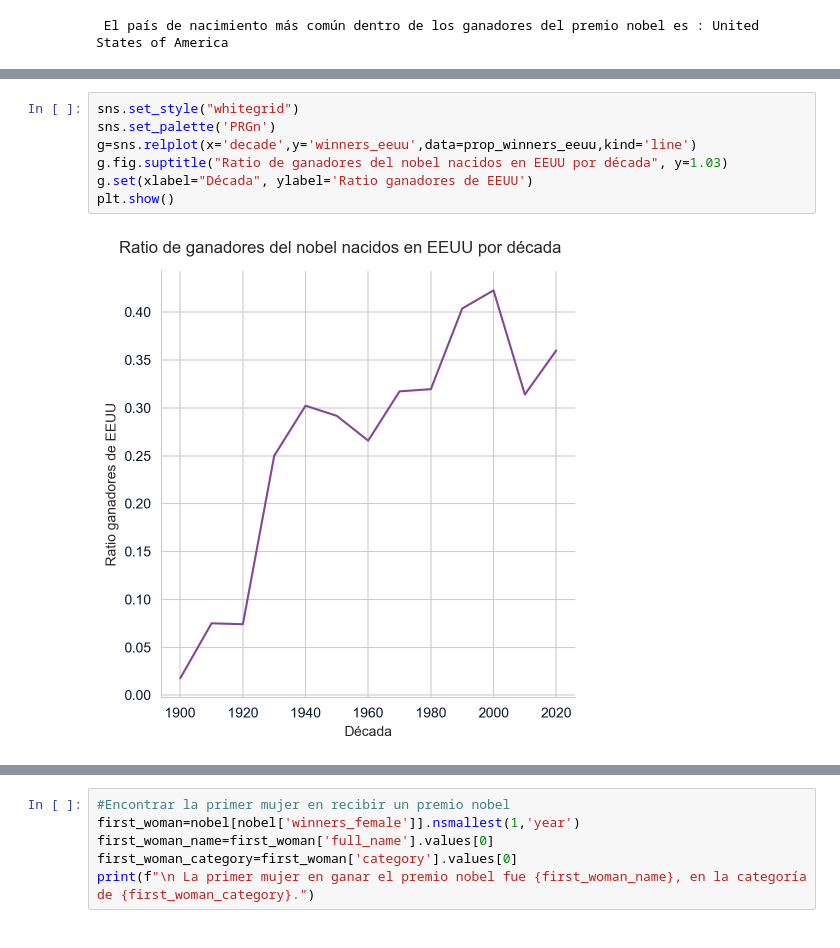
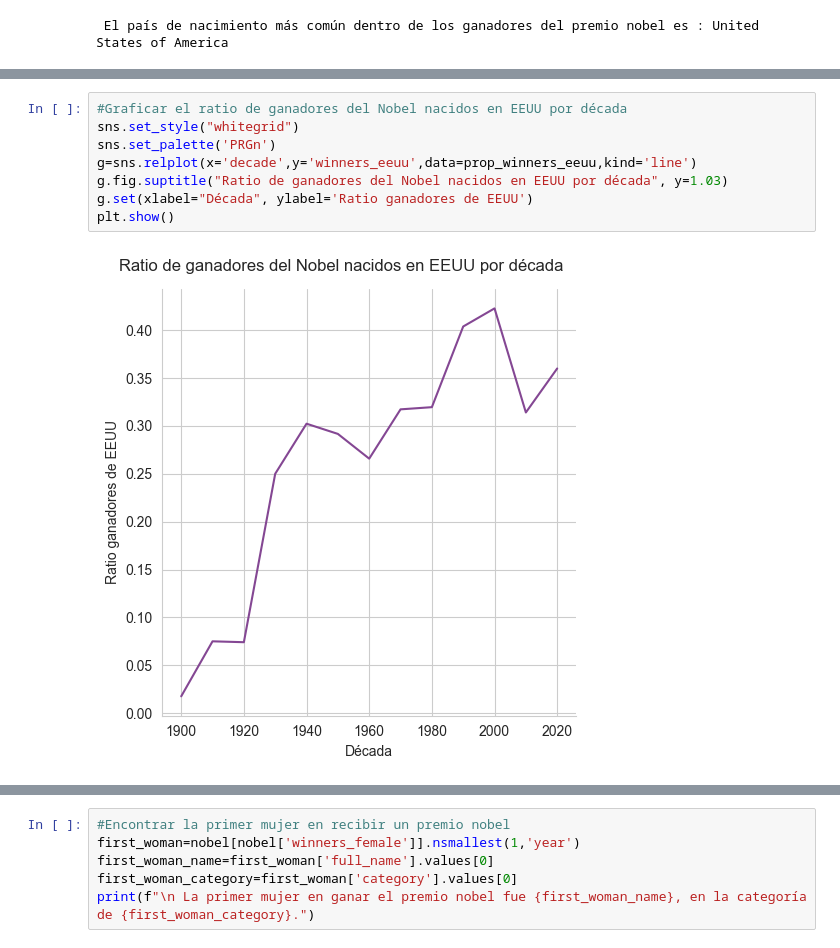
Before and after one commit to FZetaG/History-of-Nobel-Prize-Winners, a Jupyter notebook: notebook.ipynb, the cells around one changed output, grey strips where cells are left out. Saved outputs shown, nothing was run; the diff lists cells and outputs as text.

```diff
--- a/notebook.ipynb
+++ b/notebook.ipynb
@@ -109,12 +70,13 @@ La década con mayor proporcion de ganadores estadounidenses fue la de 2000
 # %%
+#Graficar el ratio de ganadores del Nobel nacidos en EEUU por década
 sns.set_style("whitegrid")
 sns.set_palette('PRGn')
 g=sns.relplot(x='decade',y='winners_eeuu',data=prop_winners_eeuu,kind='line')
-g.fig.suptitle("Ratio de ganadores del nobel nacidos en EEUU por década", y=1.03)
+g.fig.suptitle("Ratio de ganadores del Nobel nacidos en EEUU por década", y=1.03)
 g.set(xlabel="Década", ylabel='Ratio ganadores de EEUU')
 plt.show()
 # %% [output]
-[figure, old version]
+[figure, new version]
 # %%
 #Identificar la decada y la categoría con el mayor ratio de mujeres ganadoras del nobel
 nobel['winners_female']= nobel['sex']=='Female'
```
Also changed, not shown: parts of 7 cells of this notebook.
